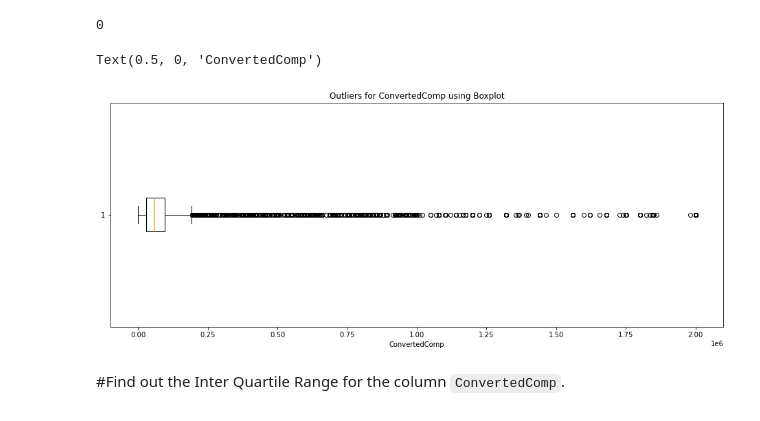
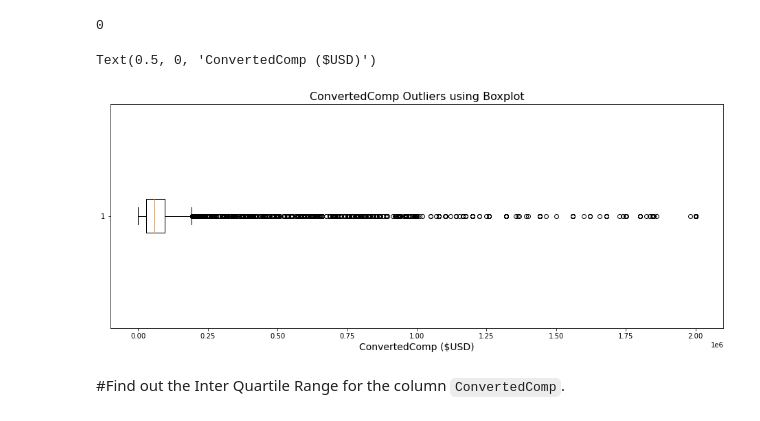
Before and after one commit to bahamalytixs/Capstone-Module, a Jupyter notebook: HR-M3ExploratoryDataAnalysis-lab-Final.ipynb, the cells around one changed output. Cells and saved outputs as stored; diff of their text form; code cells hidden in the pictures.

```diff
--- a/HR-M3ExploratoryDataAnalysis-lab-Final.ipynb
+++ b/HR-M3ExploratoryDataAnalysis-lab-Final.ipynb
@@ -156,3 +207,25 @@ df.describe()
 | 50% | 12484.000000 | 6.500000e+04 | 5.774500e+04 | 40.000000 | 4.000000 | 29.000000 |
 | 75% | 18784.750000 | 1.200000e+05 | 9.500000e+04 | 43.000000 | 5.000000 | 35.000000 |
 | max | 25142.000000 | 7.000000e+08 | 2.000000e+06 | 1012.000000 | 99.000000 | 99.000000 |
+# %%
+#Code to assess NAN in Numeric fields
+
+if df['WorkWeekHrs'].isnull().sum():  #See if any Missing Values
+    meanWork = df['WorkWeekHrs'].mean()
+    df['WorkWeekHrs'].replace(np.nan, meanWork, inplace=True)
+
+if df['Age'].isnull().sum():  #See if any Missing Values
+    meanAge = df['Age'].mean()
+    df['Age'].replace(np.nan, meanAge, inplace=True)
+
+if df['CompTotal'].isnull().sum():  #See if any Missing Values
+    meanComp = df['CompTotal'].mean()
+    df['CompTotal'].replace(np.nan, meanComp, inplace=True)
+
+if df['ConvertedComp'].isnull().sum():  #See if any Missing Values
+    meanCComp = df['ConvertedComp'].mean()
+    df['ConvertedComp'].replace(np.nan, meanCComp, inplace=True)
+
+if df['CodeRevHrs'].isnull().sum():  #See if any Missing Values
+    meanCode = df['CodeRevHrs'].mean()
+    df['CodeRevHrs'].replace(np.nan, meanCode, inplace=True)
@@ -335,13 +425,13 @@ NumMResp
 # %%
 # your code goes
 plt.figure(figsize = (16, 6))
 #figure_name = plt.figure(figsize=(width, height))
 plt.boxplot(x=df['ConvertedComp'], vert=False)
-plt.title('Outliers for ConvertedComp using Boxplot')
-plt.xlabel('ConvertedComp')
+plt.title('ConvertedComp Outliers using Boxplot', size=16)
+plt.xlabel('ConvertedComp ($USD)', size=14)
 # %% [output]
-Text(0.5, 0, 'ConvertedComp')
+Text(0.5, 0, 'ConvertedComp ($USD)')
-[figure, old version]
+[figure, new version]
 # %% [markdown]
 #Find out the Inter Quartile Range for the column `ConvertedComp`.
 # %%
```
Also changed, not shown: parts of 58 cells of this notebook.
